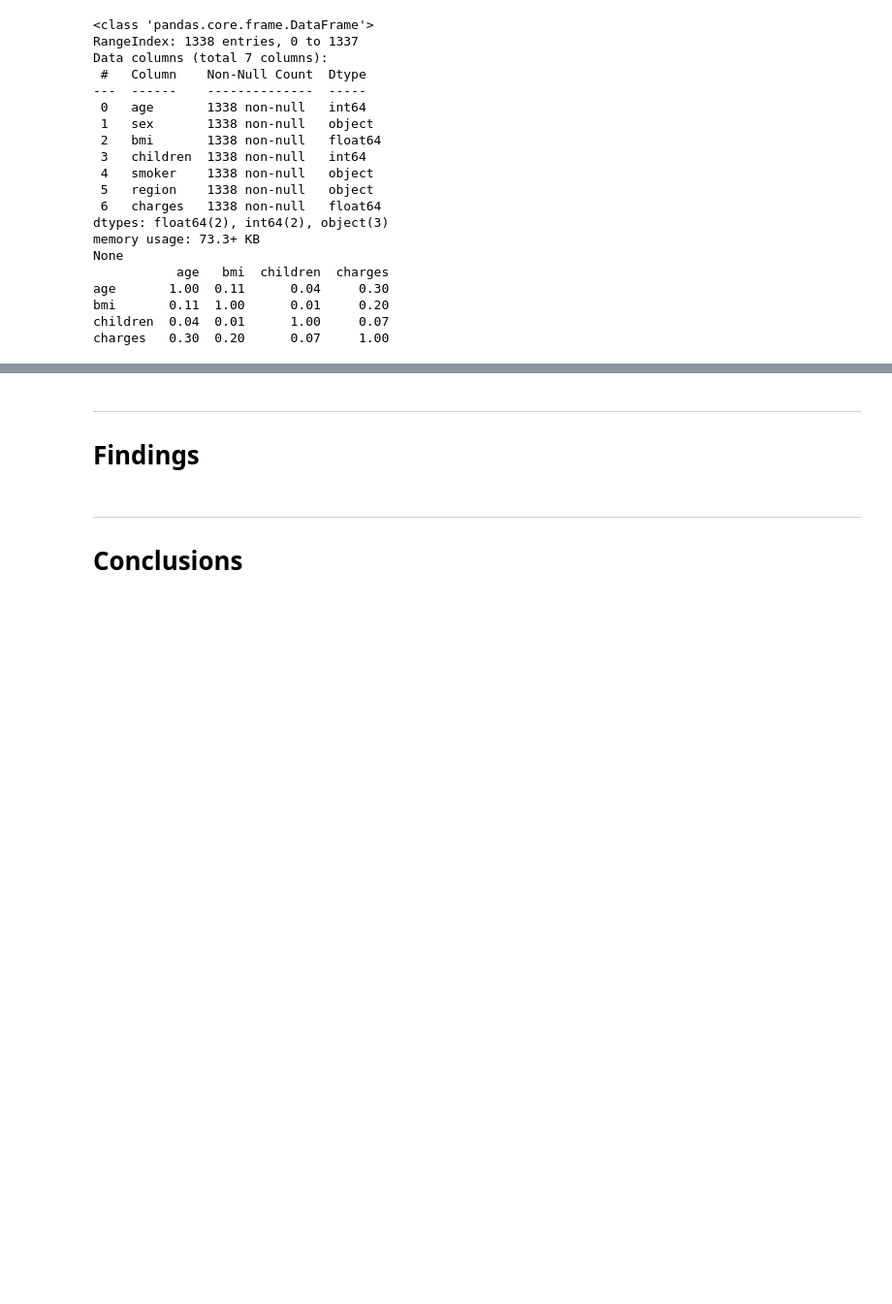
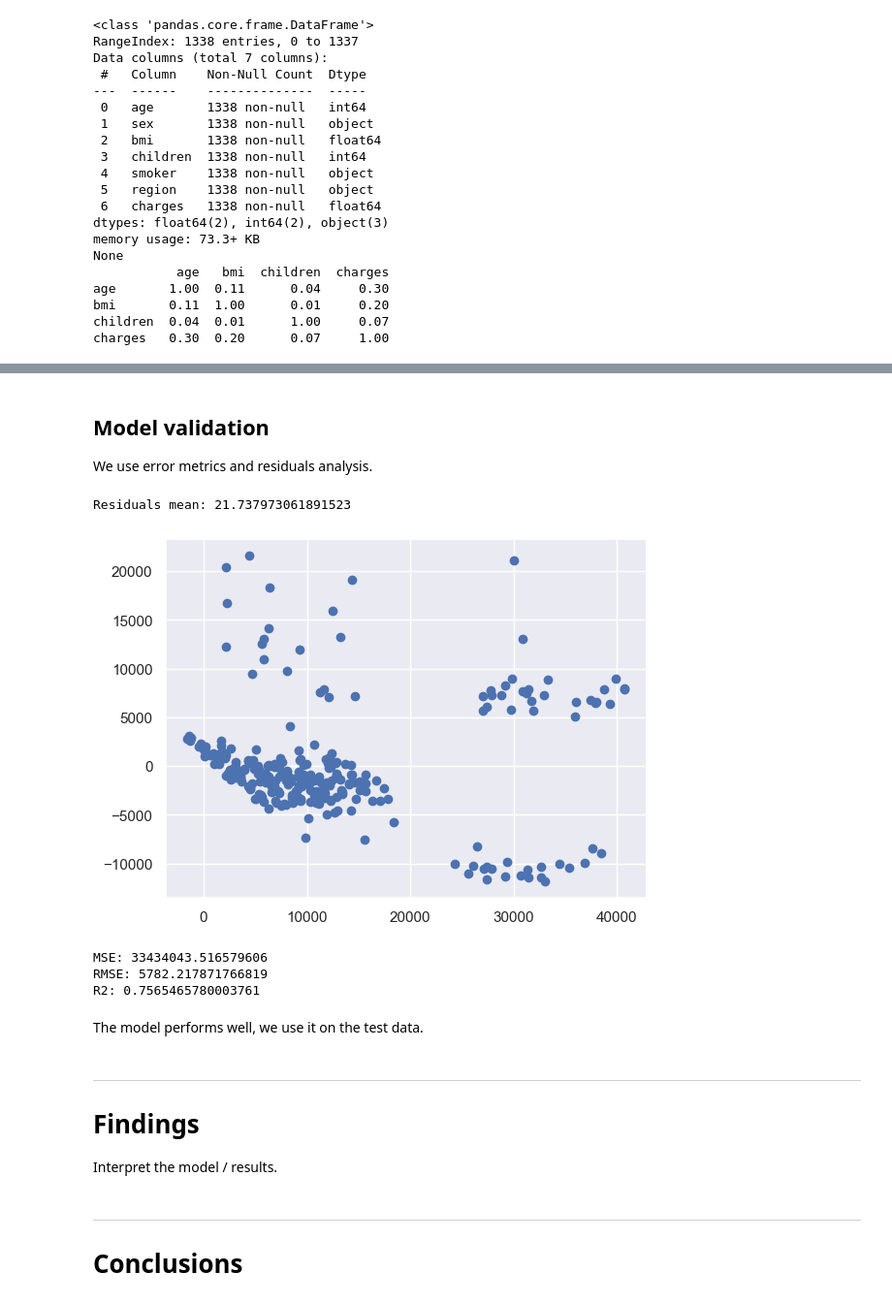
Before and after one commit to bartekmal/med-cost-prediction, a Jupyter notebook: main.ipynb, the cells around one changed output, grey strips where cells are left out. Shown at 97% size. Drawn from its saved outputs; the diff is of its cells as text; code cells hidden in the pictures; blank space fills up the shorter version.

```diff
--- a/main.ipynb
+++ b/main.ipynb
@@ -183,0 +247,10 @@ charges   0.30  0.20      0.07     1.00
+# %%
+# select final features
+X = df[features_final]
+y = df["charges"]
+
+# split datasets into training / validation / test sets
+# ! validation / test - 20% of original dataset / random_state: seed that ensures reproducibility
+# ? consider k-fold cross-validation
+X_train, X_val, y_train, y_val = train_test_split(X, y, test_size=0.20, random_state=268)
+X_train, X_test, y_train, y_test = train_test_split(X_train, y_train, test_size=0.20*X.shape[0]/X_train.shape[0], random_state=268)
@@ -183,0 +259,5 @@ charges   0.30  0.20      0.07     1.00
+# %%
+# build the model
+# ? hyperparameters optimization (tunining using validation dataset / grid search)
+model = LinearRegression()
+model.fit(X_train, y_train)
@@ -183,0 +293,37 @@ charges   0.30  0.20      0.07     1.00
+# %% [markdown]
+## Model validation
+
+We use error metrics and residuals analysis.
+# %%
+# validate (residuals mean / residual plot / MSE / coefficient of determination)
+# ? use training / validation datasets / check learning curve
+predictions = model.predict(X_val)
+
+# check residuals
+residuals = y_val - predictions
+
+residual_mean = residuals.mean()
+print(f"Residuals mean: {residual_mean}")
+print("\n")
+
+plt.scatter(predictions, residuals)
+plt.show()
+
+# compute metrics
+metrics_mse = mean_squared_error(y_val, predictions)
+metrics_rmse = mean_squared_error(y_val, predictions, squared=False) # make it same dimension as the outcome
+metrics_r2 = r2_score(y_val, predictions)
+
+# print metrics
+print(f"MSE: {metrics_mse}")
+print(f"RMSE: {metrics_rmse}")
+print(f"R2: {metrics_r2}")
+print("\n")
+# %% [output]
+Residuals mean: 21.737973061891523
+[figure, added]
+MSE: 33434043.516579606
+RMSE: 5782.217871766819
+R2: 0.7565465780003761
+# %% [markdown]
+The model performs well, we use it on the test data.
@@ -184,6 +334,8 @@ charges   0.30  0.20      0.07     1.00
 # %% [markdown]
 ---
 # Findings
+
+Interpret the model / results.
 # %% [markdown]
 ---
 # Conclusions
```
Also changed, not shown: parts of 14 cells of this notebook.
